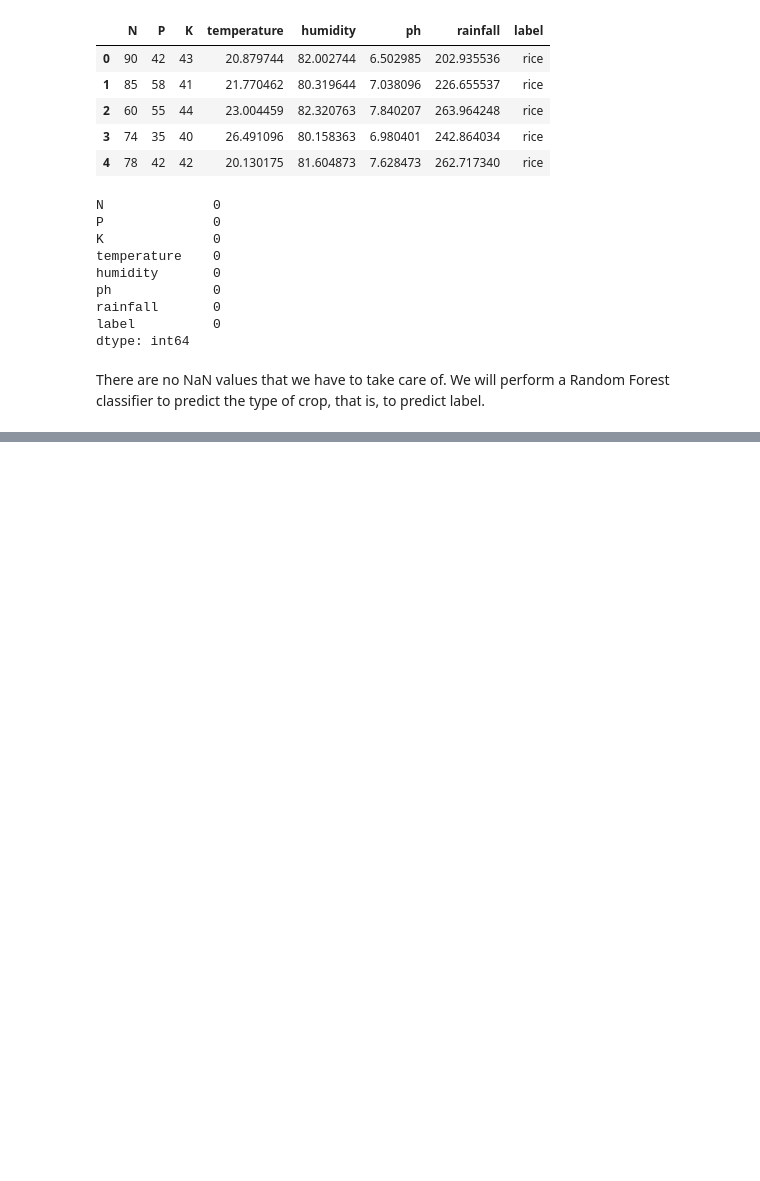
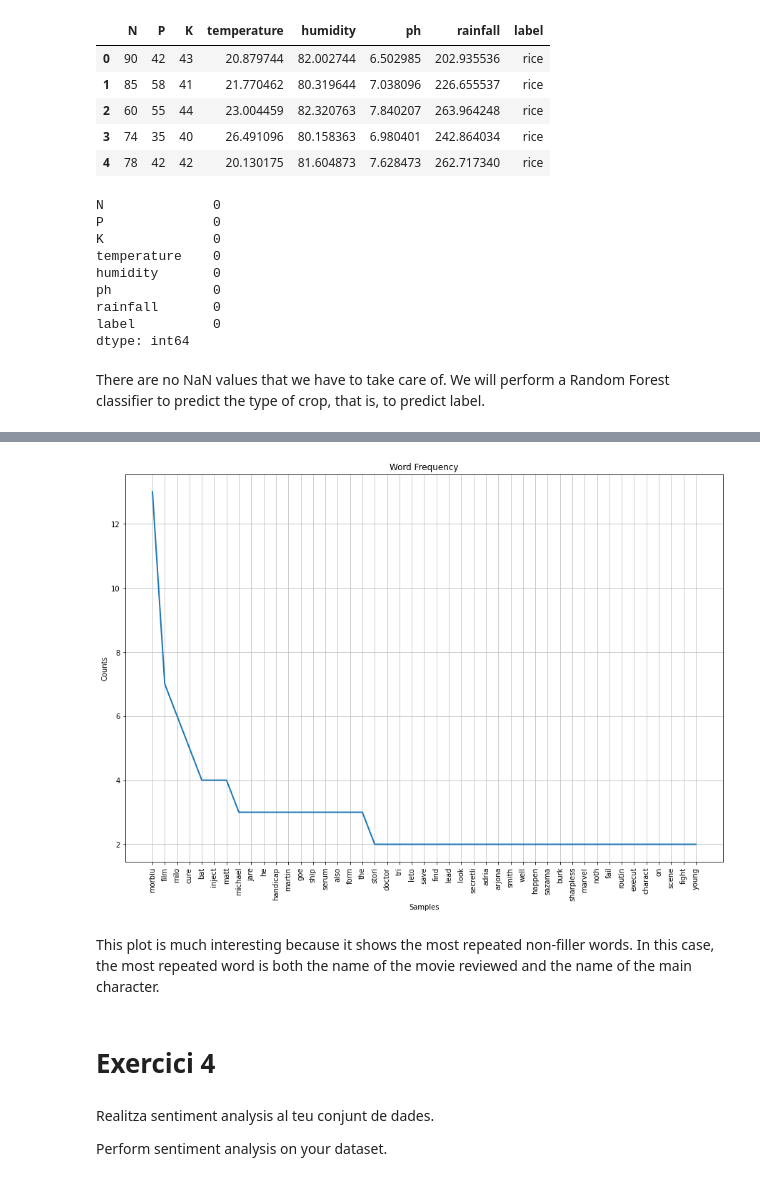
Before and after one commit to mimikyu8/Machine-Learning-avan-at, a Jupyter notebook: S12 T01 - Pipelines, grid search & text mining.ipynb, the cells around one changed output, grey strips where cells are left out. Saved outputs shown, nothing was run; the diff lists cells and outputs as text; code cells hidden in the pictures; blank space fills up the shorter version.

```diff
--- a/S12 T01 - Pipelines, grid search & text mining.ipynb
+++ b/S12 T01 - Pipelines, grid search & text mining.ipynb
@@ -70,0 +175,5 @@ print("Best Hyperparameters: ", result.best_params_)
+# %%
+from nltk.corpus import stopwords
+
+#import english stopwords
+stop_words = list(stopwords.words("english"))
@@ -70,0 +184,6 @@ print("Best Hyperparameters: ", result.best_params_)
+# %%
+#removing stopwords and punctuation
+clean = []
+for i in token_word:
+    if i not in stop_words:
+        clean.append(i)
@@ -70,0 +201,21 @@ print("Best Hyperparameters: ", result.best_params_)
+# %%
+word_freq_stemmed = FreqDist(stemmed)
+
+
+#plotting the word frequency
+plt.figure(figsize = (15, 10))
+plt.title("Word Frequency")
+plt.xlabel("Words")
+plt.ylabel("Counts")
+word_freq_stemmed.plot(45, cumulative = False)
+plt.show()
+# %% [output]
+[figure, added]
+# %% [markdown]
+This plot is much interesting because it shows the most repeated non-filler words. In this case, the most repeated word is both the name of the movie reviewed and the name of the main character.
+# %% [markdown]
+# Exercici 4
+# %% [markdown]
+Realitza sentiment analysis al teu conjunt de dades.
+
+Perform sentiment analysis on your dataset.
```
Also changed, not shown: parts of 17 cells of this notebook.
